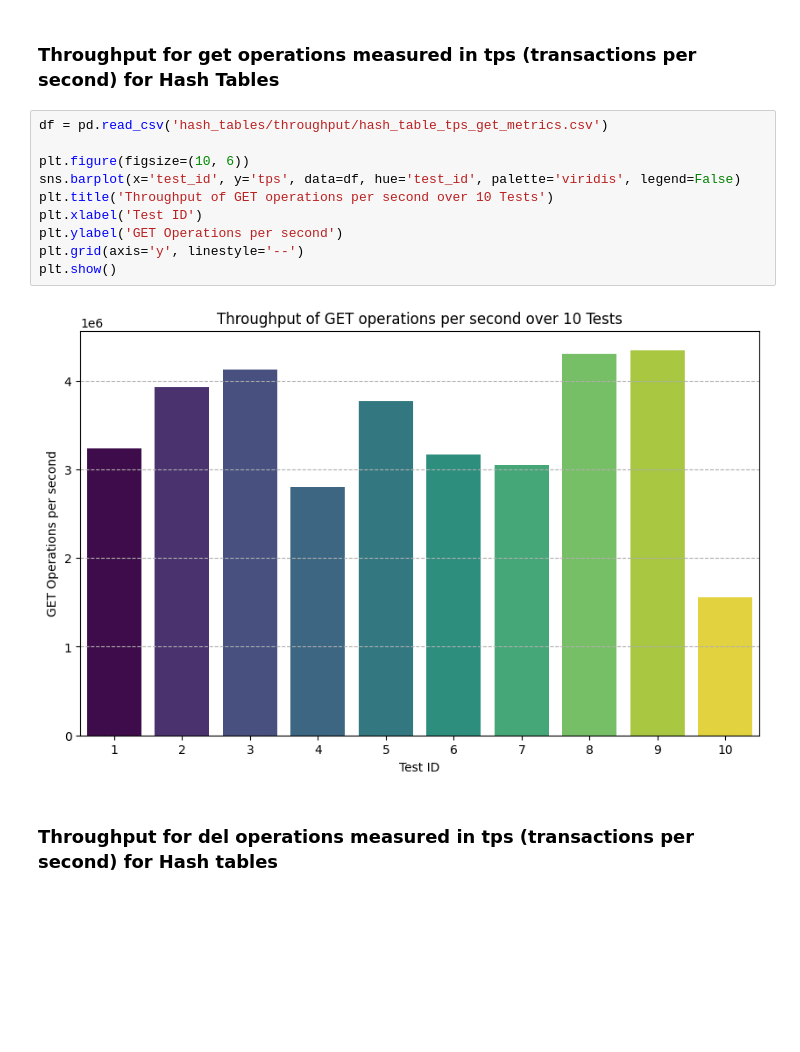
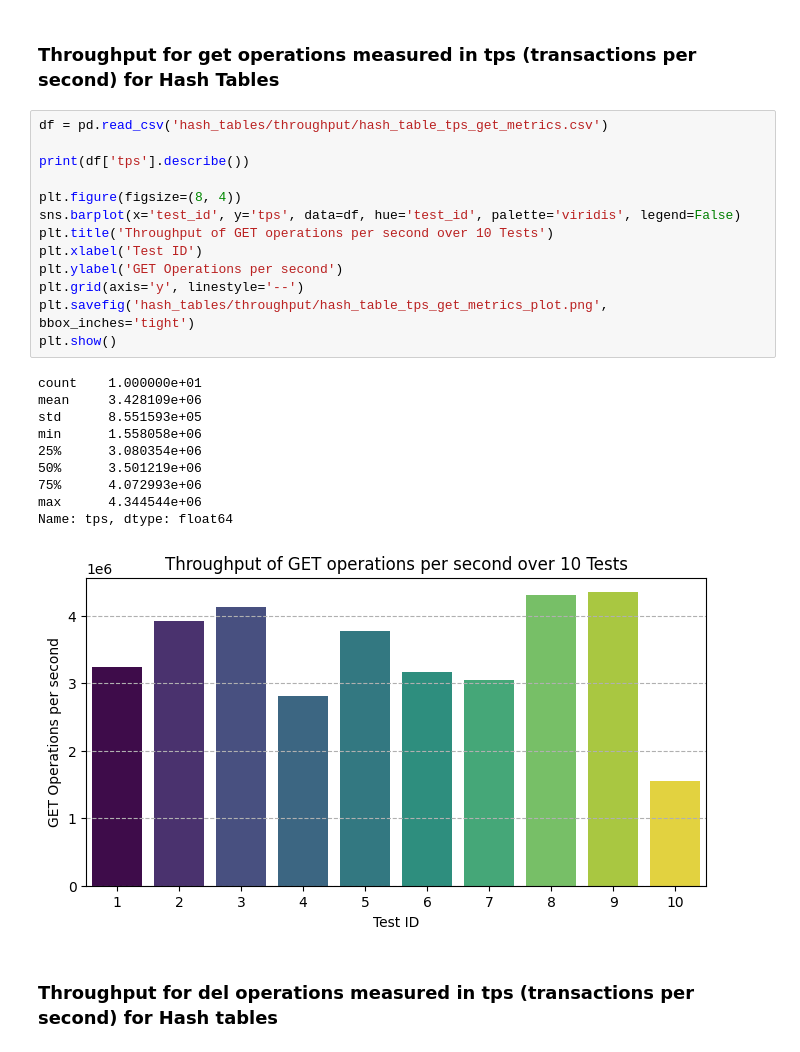
Before and after one commit to rayaan01/switchboard, a Jupyter notebook: jupyter/Analysis.ipynb, the cells around one changed output. Drawn from its saved outputs; the diff is of its cells as text; blank space fills up the shorter version.

```diff
--- a/jupyter/Analysis.ipynb
+++ b/jupyter/Analysis.ipynb
@@ -529,15 +562,27 @@ plt.show()
 # %%
 df = pd.read_csv('hash_tables/throughput/hash_table_tps_get_metrics.csv')
 
-plt.figure(figsize=(10, 6))
+print(df['tps'].describe())
+
+plt.figure(figsize=(8, 4))
 sns.barplot(x='test_id', y='tps', data=df, hue='test_id', palette='viridis', legend=False)
 plt.title('Throughput of GET operations per second over 10 Tests')
 plt.xlabel('Test ID')
 plt.ylabel('GET Operations per second')
 plt.grid(axis='y', linestyle='--')
+plt.savefig('hash_tables/throughput/hash_table_tps_get_metrics_plot.png', bbox_inches='tight')
 plt.show()
 # %% [output]
+count    1.000000e+01
+mean     3.428109e+06
+std      8.551593e+05
+min      1.558058e+06
+25%      3.080354e+06
+50%      3.501219e+06
+75%      4.072993e+06
+max      4.344544e+06
+Name: tps, dtype: float64
-[figure, old version]
+[figure, new version]
 # %% [markdown]
 ### Throughput for del operations measured in tps (transactions per second) for Hash tables
 # %%
```
Also changed, not shown: parts of 15 cells of this notebook.
